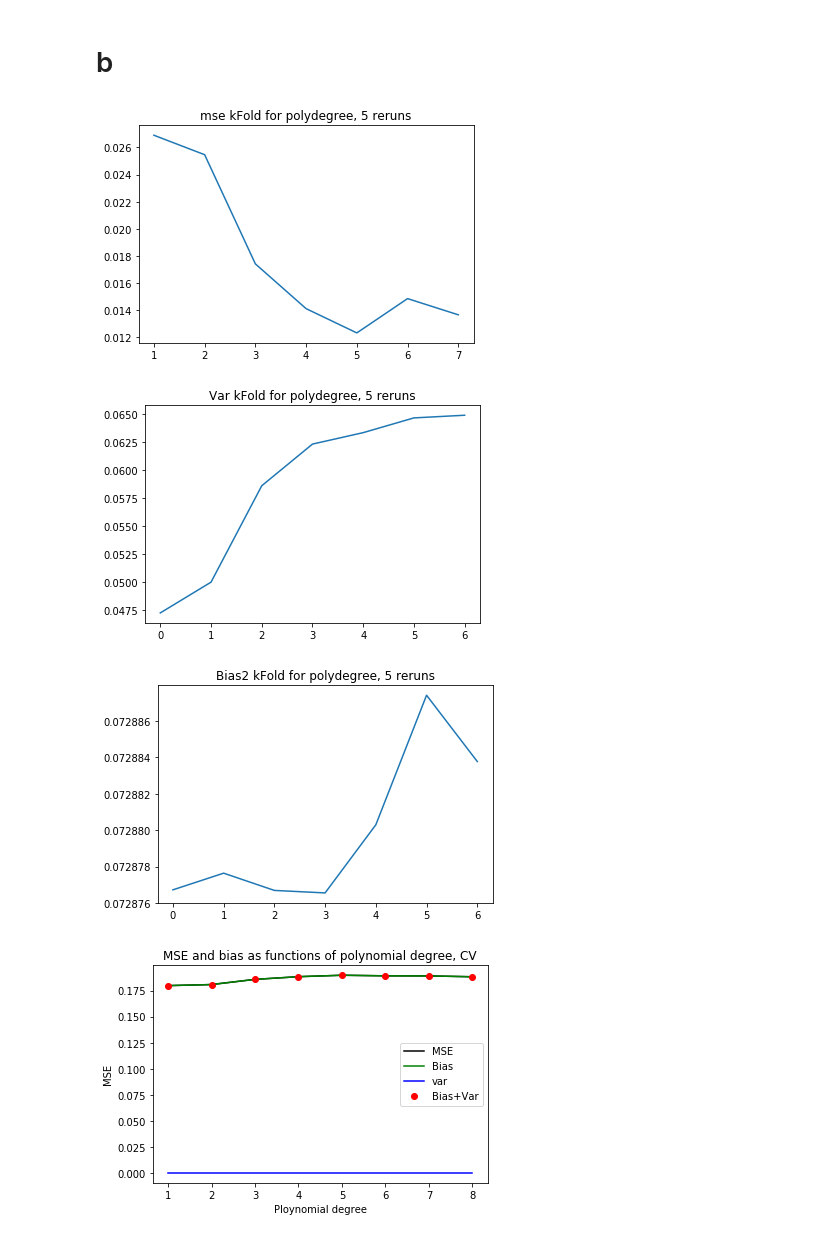
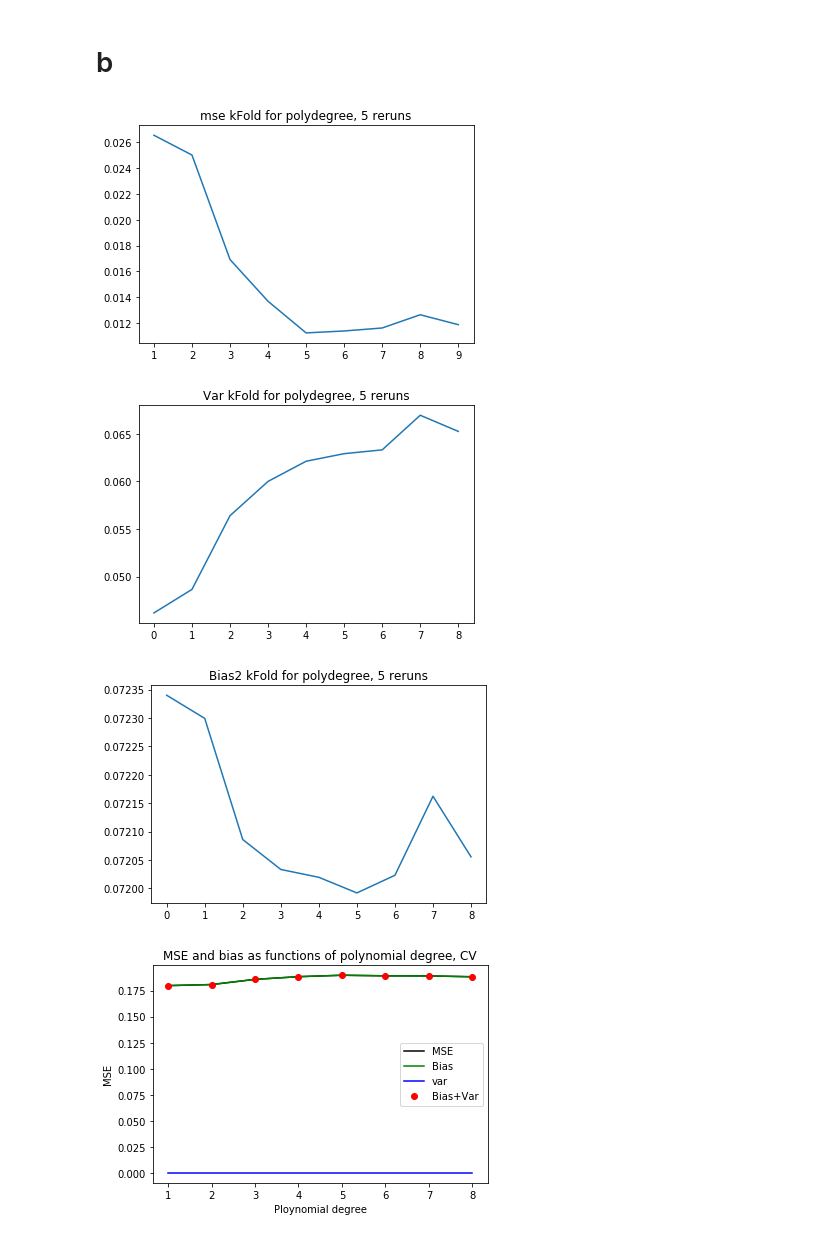
Before and after one commit to jkismul/MachineLearning, a Jupyter notebook: project1.ipynb, the cells around one changed output. Drawn from its saved outputs; the diff is of its cells as text; code cells hidden in the pictures.

```diff
--- a/project1.ipynb
+++ b/project1.ipynb
@@ -305,0 +320,17 @@ k=5
+# %%
+poly_degrees=np.arange(1,6)
+_lambda_val = 0.1
+
+for i in poly_degrees:
+    X = Model(x,y,i)
+    print("Order of polynomial =",i)
+    print("OLS")
+    b_OLS = NoResampling(X,z_n,0.)[2]
+    z_OLS = NoResampling(X,z_n,0.)[3]
+    print(b_OLS)
+    print(VarOLS(z_n,z_til,X ,noise_weight))
+    print("Ridge, param =",_lambda_val)
+    b_OLS = NoResampling(X,z_n,_lambda_val)[2]
+    z_OLS = NoResampling(X,z_n,_lambda_val)[3]
+    print(b_OLS)
+    print(VarRidge(X ,_lambda_val,noise_weight))
@@ -387,7 +438,8 @@ plt.show()
 # b
 # %%
 NN = 5
-mpd = 7
+mpd = 9
+k=10
 ms = []
 rs = []
 vs = []
@@ -401,49 +453,52 @@ for i in range(mpd):
     vsi = 0
     bsi = 0
 
-    for l in range(NN):
-        msi += kFold(k,Xn,z_nn)[0]
-        rsi += kFold(k,Xn,z_nn)[1]
-        vsi += kFold(k,Xn,z_nn)[3]
-        bsi += kFold(k,Xn,z_nn)[4]
-    ms.append(msi/NN)
-    rs.append(rsi/NN)
-    vs.append(vsi/NN)
-    bs.append(bsi/NN)
+#     for l in range(NN):
+    msi = kFold(k,Xn,z_nn)[0]
+    rsi = kFold(k,Xn,z_nn)[1]
+    vsi = kFold(k,Xn,z_nn)[3]
+    bsi = kFold(k,Xn,z_nn)[4]
+    ms.append(msi)
+    rs.append(rsi)
+    vs.append(vsi)
+    bs.append(bsi)
 
 plt.figure()
 plt.plot(np.arange(mpd)+1,ms)
 plt.title("mse kFold for polydegree, 5 reruns")
 plt.show()
 
 plt.figure()
 plt.plot(vs)
 plt.title("Var kFold for polydegree, 5 reruns")
 plt.show()
-
+ulp = []
+for i in range(len(bs)):
+    ulp.append(bs[i])
 plt.figure()
 plt.plot(bs)
+# plt.plot(ms,'k')
 plt.title("Bias2 kFold for polydegree, 5 reruns")
 plt.show()
 
 
 # plt.figure()
 # plt.plot(np.arange(mpd)+1,rs)
 # plt.title("r2 kFold for polydegree, 5 reruns")
 # plt.show()
 
 # print(np.shape(bs),np.shape(vs))
 # plt.figure()
 # # plt.plot(np.arange(mpd)+1,ms)
 # # plt.plot(np.arange(mpd)+1,ms)
 # bst = [i /90 for i in bs]
 # plt.plot(bst)
 # plt.plot(vs)
 # plt.show()
 # %% [output]
-[figure, old version]
+[figure, new version]
-[figure, old version]
+[figure, new version]
-[figure, old version]
+[figure, new version]
 # %%
 #Run NN kFolds to create bias/variance plot
 #My bias increases again with model complexity
```
Also changed, not shown: parts of 9 cells of this notebook.
